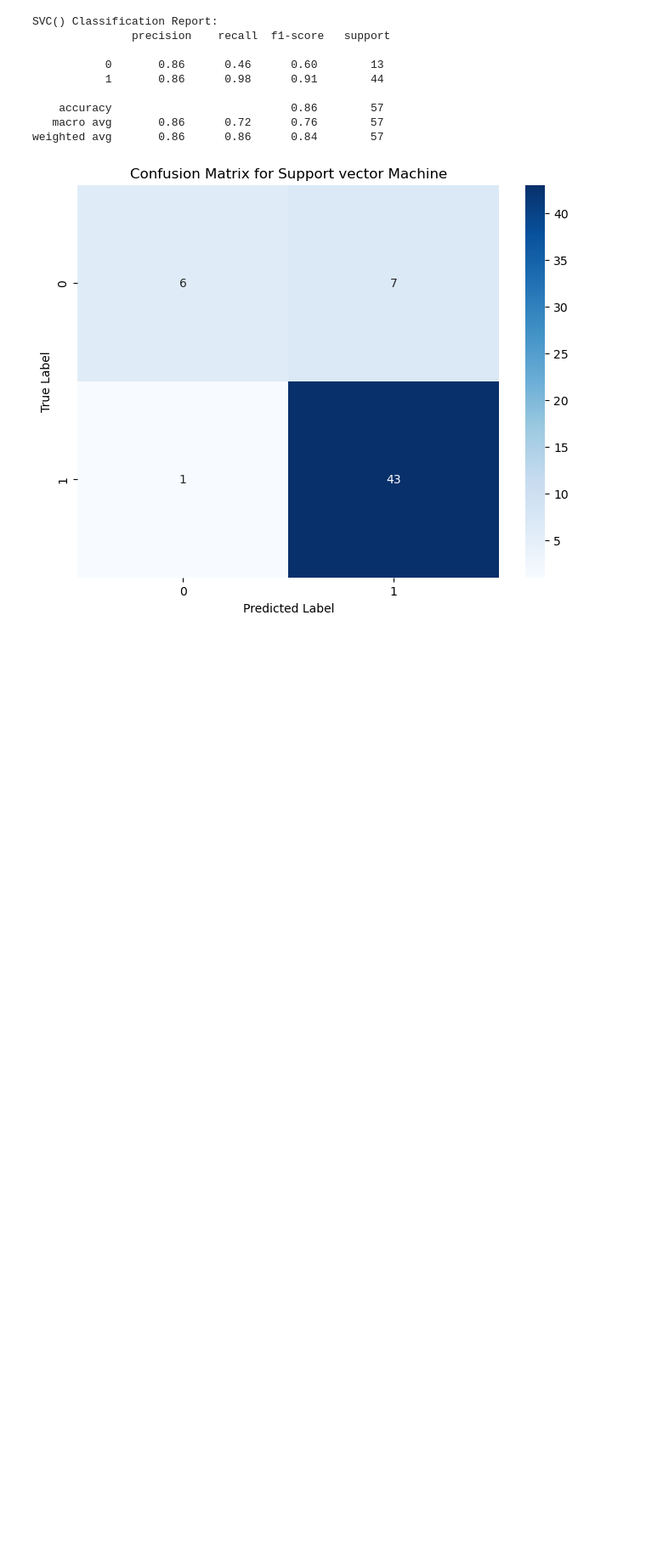
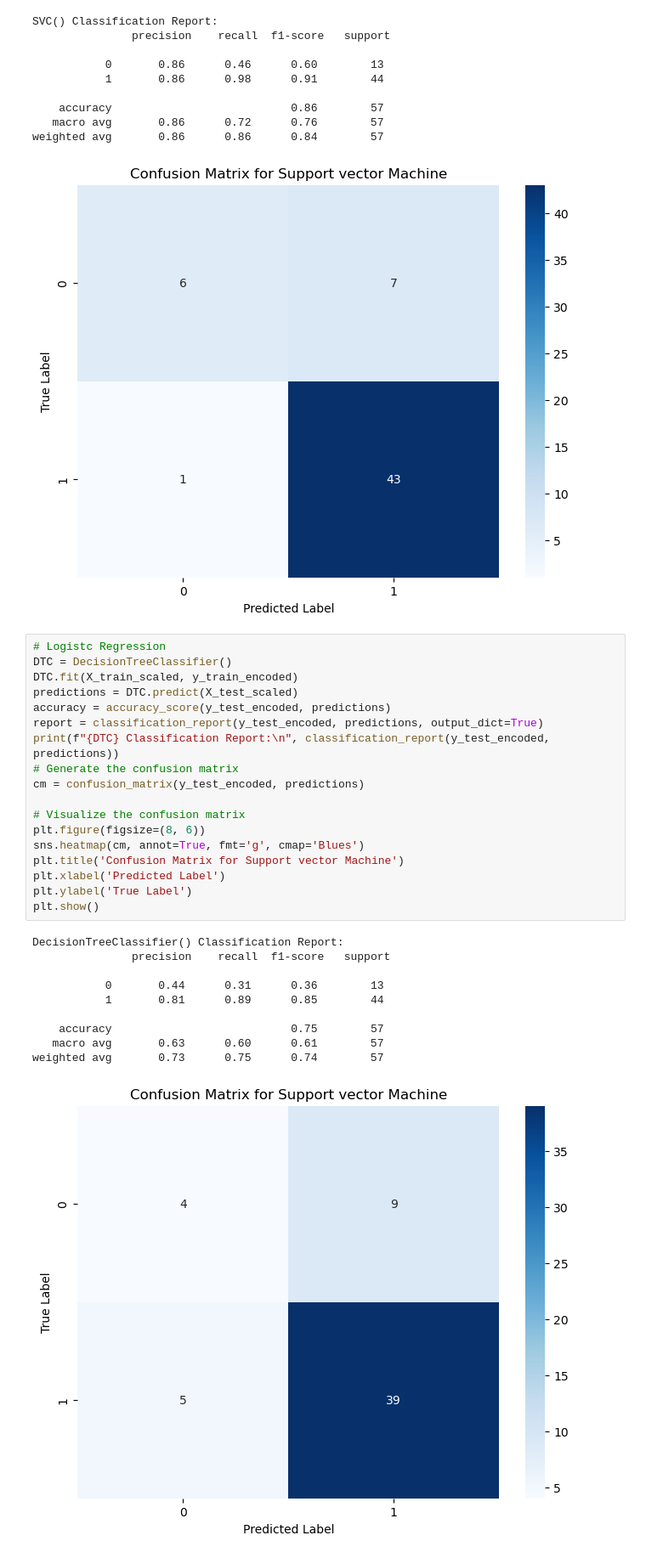
Before and after one commit to MaukanMir/Online-Food-Classifier, a Jupyter notebook: new.ipynb, the cells around one changed output. Shown at 85% size. Drawn from its saved outputs; the diff is of its cells as text; blank space fills up the shorter version.

```diff
--- a/new.ipynb
+++ b/new.ipynb
@@ -330,3 +330,32 @@ SVC() Classification Report:
    macro avg       0.86      0.72      0.76        57
 weighted avg       0.86      0.86      0.84        57
 [figure]
+# %%
+# Logistc Regression
+DTC = DecisionTreeClassifier()
+DTC.fit(X_train_scaled, y_train_encoded)
+predictions = DTC.predict(X_test_scaled)
+accuracy = accuracy_score(y_test_encoded, predictions)
+report = classification_report(y_test_encoded, predictions, output_dict=True)
+print(f"{DTC} Classification Report:\n", classification_report(y_test_encoded, predictions))
+# Generate the confusion matrix
+cm = confusion_matrix(y_test_encoded, predictions)
+
+# Visualize the confusion matrix
+plt.figure(figsize=(8, 6))
+sns.heatmap(cm, annot=True, fmt='g', cmap='Blues')
+plt.title('Confusion Matrix for Support vector Machine')
+plt.xlabel('Predicted Label')
+plt.ylabel('True Label')
+plt.show()
+# %% [output]
+DecisionTreeClassifier() Classification Report:
+               precision    recall  f1-score   support
+
+           0       0.44      0.31      0.36        13
+           1       0.81      0.89      0.85        44
+
+    accuracy                           0.75        57
+   macro avg       0.63      0.60      0.61        57
+weighted avg       0.73      0.75      0.74        57
+[figure, added]
```
